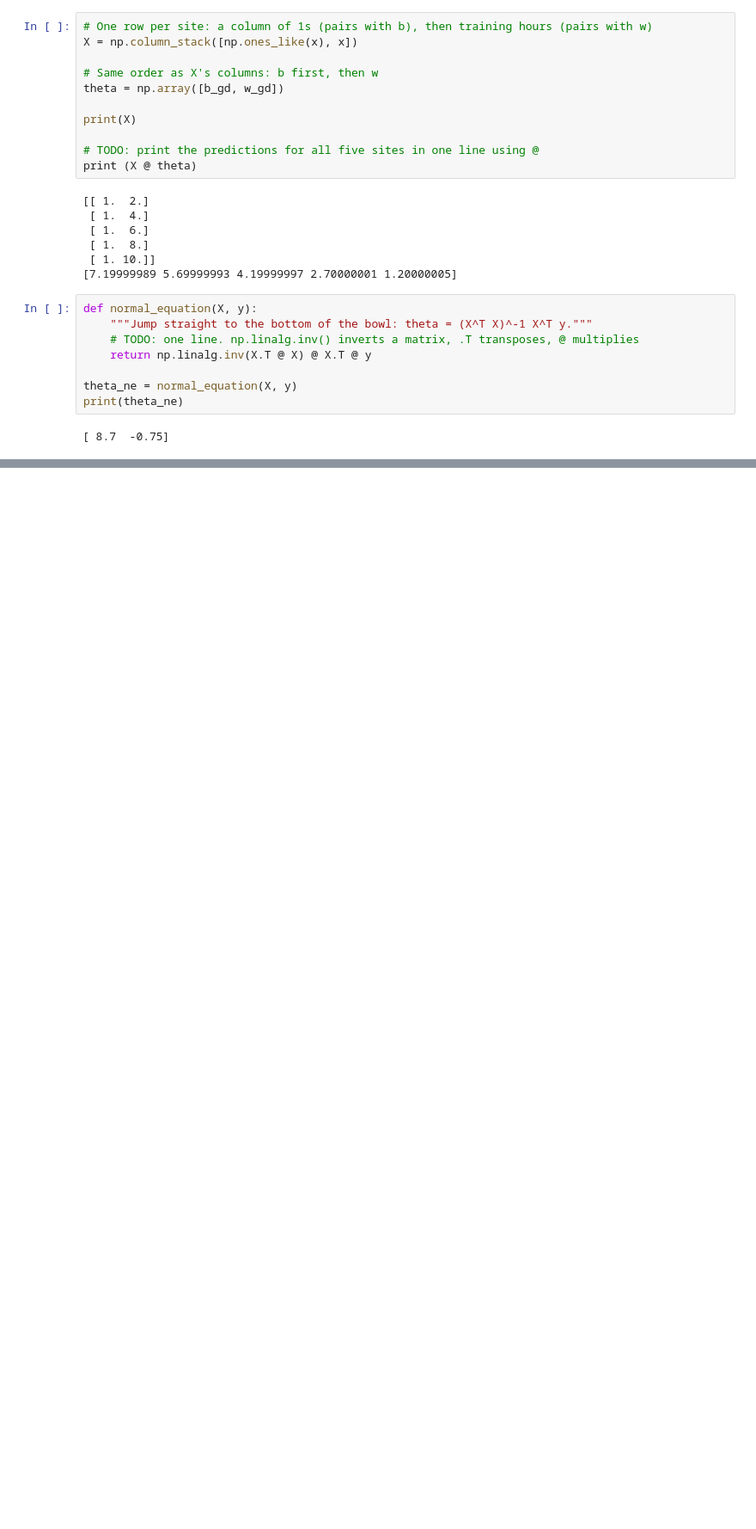
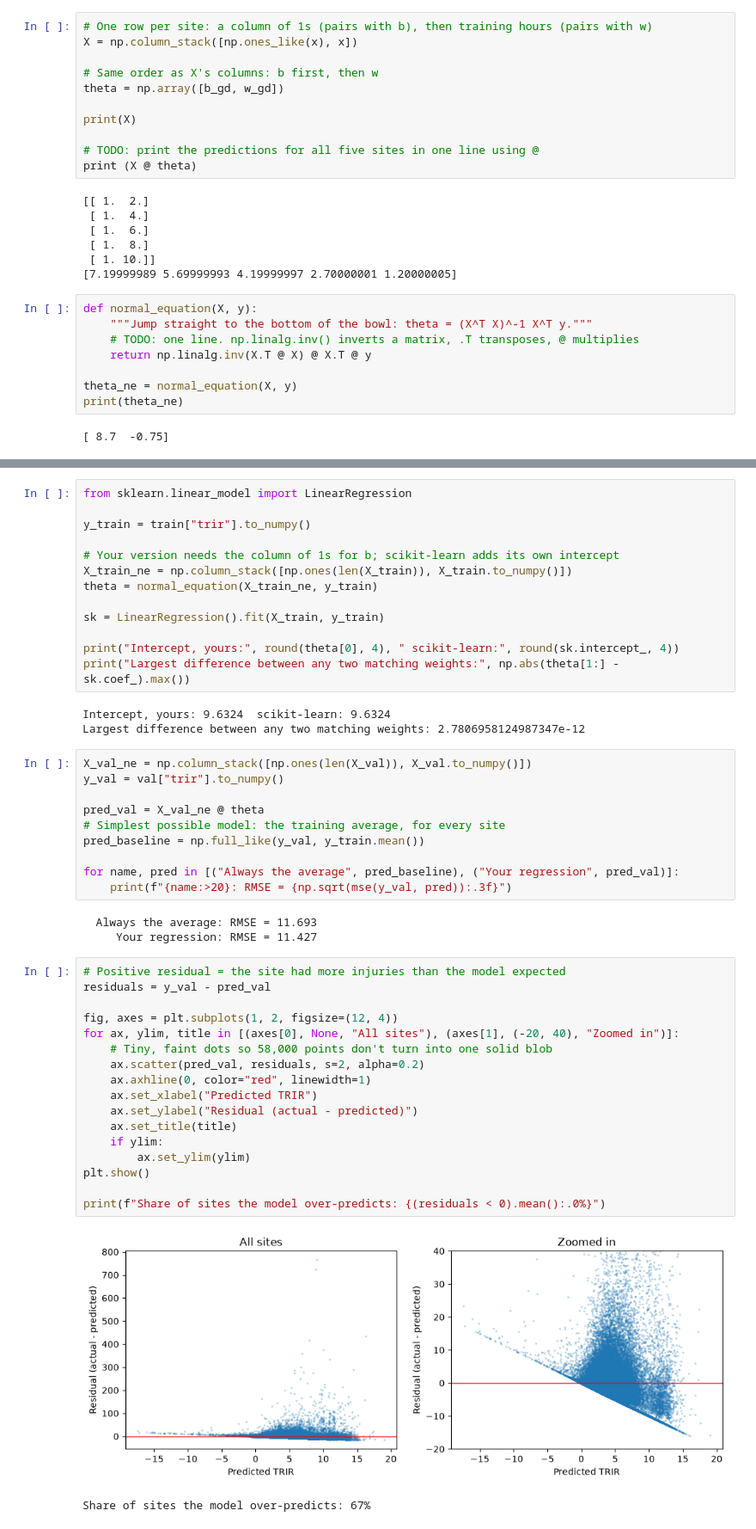
Before and after one commit to cody-carmichael/sitebench, a Jupyter notebook: notebooks/02_linear_regression.ipynb, the cells around one changed output, grey strips where cells are left out. Shown at 86% size. Cells and saved outputs as stored; diff of their text form; blank space fills up the shorter version.

Commit message:
Add features, real-data regression, residuals, and log model

```diff
--- a/notebooks/02_linear_regression.ipynb
+++ b/notebooks/02_linear_regression.ipynb
@@ -109,0 +193,49 @@ print(theta_ne)
+# %%
+from sklearn.linear_model import LinearRegression
+
+y_train = train["trir"].to_numpy()
+
+# Your version needs the column of 1s for b; scikit-learn adds its own intercept
+X_train_ne = np.column_stack([np.ones(len(X_train)), X_train.to_numpy()])
+theta = normal_equation(X_train_ne, y_train)
+
+sk = LinearRegression().fit(X_train, y_train)
+
+print("Intercept, yours:", round(theta[0], 4), " scikit-learn:", round(sk.intercept_, 4))
+print("Largest difference between any two matching weights:", np.abs(theta[1:] - sk.coef_).max())
+# %% [output]
+Intercept, yours: 9.6324  scikit-learn: 9.6324
+Largest difference between any two matching weights: 2.7806958124987347e-12
+# %%
+X_val_ne = np.column_stack([np.ones(len(X_val)), X_val.to_numpy()])
+y_val = val["trir"].to_numpy()
+
+pred_val = X_val_ne @ theta
+# Simplest possible model: the training average, for every site
+pred_baseline = np.full_like(y_val, y_train.mean())
+
+for name, pred in [("Always the average", pred_baseline), ("Your regression", pred_val)]:
+    print(f"{name:>20}: RMSE = {np.sqrt(mse(y_val, pred)):.3f}")
+# %% [output]
+  Always the average: RMSE = 11.693
+     Your regression: RMSE = 11.427
+# %%
+# Positive residual = the site had more injuries than the model expected
+residuals = y_val - pred_val
+
+fig, axes = plt.subplots(1, 2, figsize=(12, 4))
+for ax, ylim, title in [(axes[0], None, "All sites"), (axes[1], (-20, 40), "Zoomed in")]:
+    # Tiny, faint dots so 58,000 points don't turn into one solid blob
+    ax.scatter(pred_val, residuals, s=2, alpha=0.2)
+    ax.axhline(0, color="red", linewidth=1)
+    ax.set_xlabel("Predicted TRIR")
+    ax.set_ylabel("Residual (actual - predicted)")
+    ax.set_title(title)
+    if ylim:
+        ax.set_ylim(ylim)
+plt.show()
+
+print(f"Share of sites the model over-predicts: {(residuals < 0).mean():.0%}")
+# %% [output]
+[figure, added]
+Share of sites the model over-predicts: 67%
```
Also changed, not shown: parts of 7 cells of this notebook.
